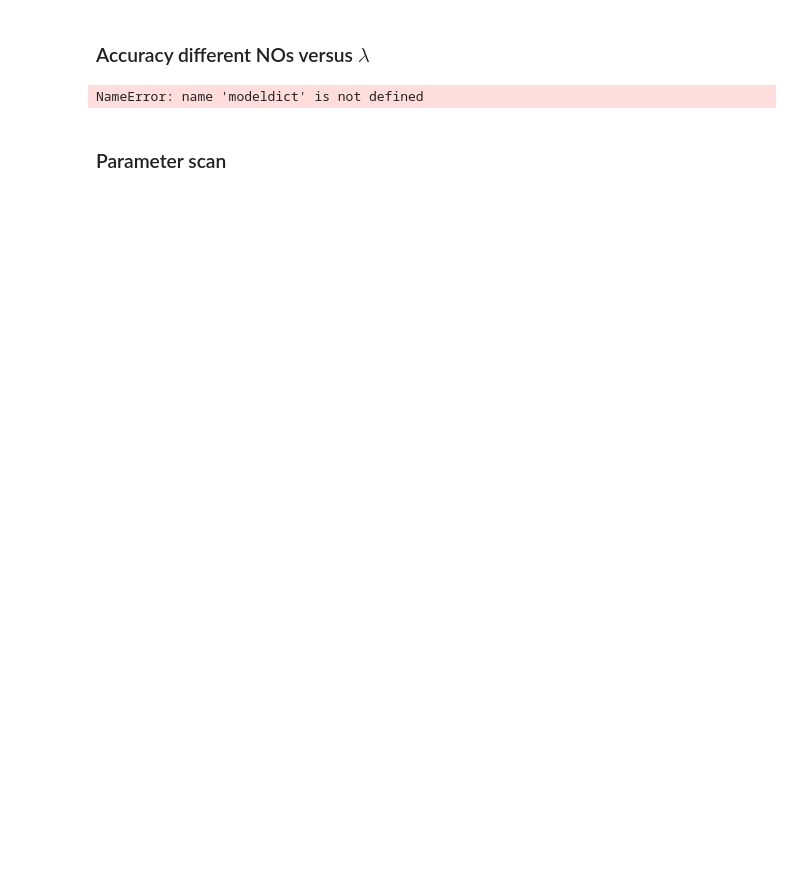
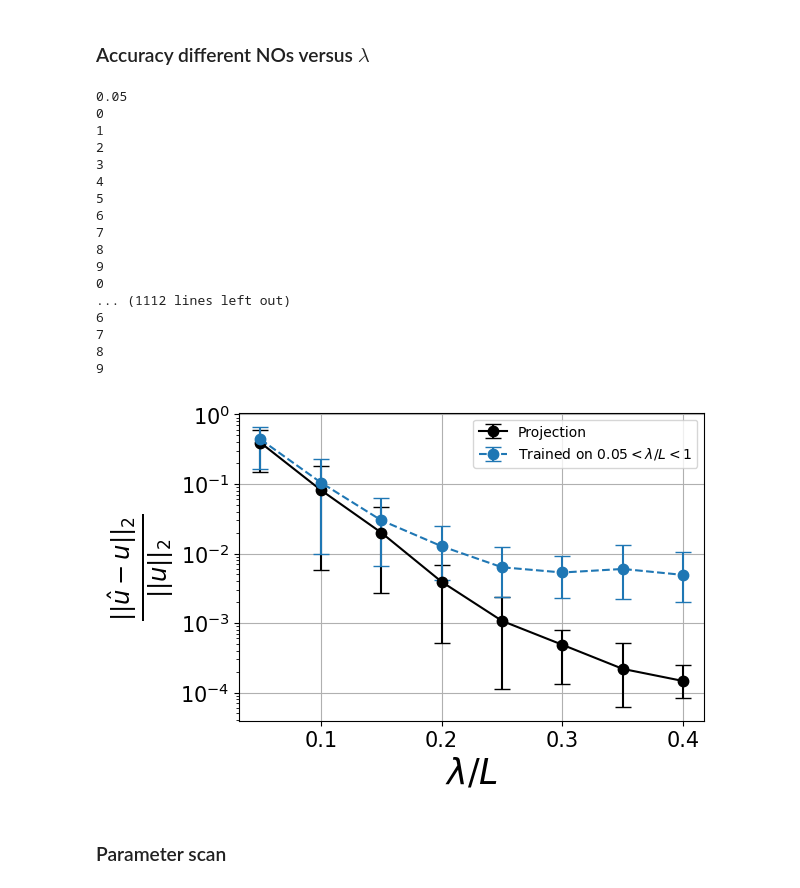
Before and after one commit to JoostHMPrins/ngo, a Jupyter notebook: analysisnotebooks/NGOpredictions.ipynb, the cells around one changed output. Cells and saved outputs as stored; diff of their text form; code cells hidden in the pictures; blank space fills up the shorter version.

```diff
--- a/analysisnotebooks/NGOpredictions.ipynb
+++ b/analysisnotebooks/NGOpredictions.ipynb
@@ -40,9 +43,9 @@ from quadrature import *
 # %% [markdown]
 ### Manufactured solutions test dataset
 # %%
-N_samples = 1000
+N_samples = 10000
 
-dataset = MFSetDarcy(N_samples=N_samples, d=2, l_min=0.1, l_max=0.2)
+dataset = MFSetDarcy(N_samples=N_samples, d=2, l_min=0.5, l_max=1)
 # dataset = MFSetDarcy(N_samples=N_samples, d=2, l_theta_min=0.2, l_theta_max=0.4, l_u_min=0.2/2, l_u_max=0.4/2)
 theta = dataset.theta
 f = dataset.f
@@ -350,25 +138,35 @@ KeyboardInterrupt:
 # %% [markdown]
 ### Accuracy different NOs versus $\lambda$
+# %%
+from NGO import NGO
+
+logdir = '../../../nnlogs'
+map_location = 'cpu'
+
+sublogdir = 'optimizer'
+
+m = loadmodelfromlabel(model=NGO, label='LBFGS_lr1', logdir=logdir, sublogdir=sublogdir, map_location=map_location)
 # %%
 from NGO import NGO
 
 logdir = '../../../nnlogs'
 map_location = 'cpu'
 
-sublogdir = 'modelvsdata'
+sublogdir = 'lambda_train'
 
-model = loadmodelfromlabel(model=NGO, label='model', logdir=logdir, sublogdir=sublogdir, map_location=map_location)
-data = loadmodelfromlabel(model=NGO, label='data', logdir=logdir, sublogdir=sublogdir, map_location=map_location)
-matrixdata = loadmodelfromlabel(model=NGO, label='matrixdata', logdir=logdir, sublogdir=sublogdir, map_location=map_location)
-
-proj = loadmodelfromlabel(model=NGO, label='model', logdir=logdir, sublogdir=sublogdir, map_location=map_location)
+proj = loadmodelfromlabel(model=NGO, label='1', logdir=logdir, sublogdir=sublogdir, map_location=map_location)
 proj.hparams['modeltype'] = 'projection'
 
+l005 = loadmodelfromlabel(model=NGO, label='0.05', logdir=logdir, sublogdir=sublogdir, map_location=map_location)
+l1 = loadmodelfromlabel(model=NGO, label='1', logdir=logdir, sublogdir=sublogdir, map_location=map_location)
+l005to1 = loadmodelfromlabel(model=NGO, label='5e-2to1', logdir=logdir, sublogdir=sublogdir, map_location=map_location)
+l05to1 = loadmodelfromlabel(model=NGO, label='5e-1to1', logdir=logdir, sublogdir=sublogdir, map_location=map_location)
 
 modeldict = {'Projection': proj,
-             'Model NGO': model,
-             'Data NGO': data,
-             'Matrix data NGO': matrixdata}
+             #r'Trained on $\lambda/L=1$': l1,
+             #r'Trained on $\lambda/L=0.05$': l005,
+                r'Trained on $0.05<\lambda/L<1$': l005to1}#
+              #  r'Trained on $0.5<\lambda/L<1$': l05to1}
 # %%
 N_samples = 10
 
@@ -378,7 +176,7 @@ q_high = 1 - q_low
 
 # l = np.array([0.01, 0.02, 0.05, 0.1, 0.2, 0.5, 1])
 # l = np.array([1, 0.9, 0.8, 0.7, 0.6, 0.5])
-l = np.array([0.1,0.15,0.2,0.25,0.3])
+l = np.array([0.05,0.1,0.15,0.2,0.25,0.3, 0.35, 0.4])
 # l = np.array([0.05,0.1,0.2,0.3,0.4,0.5,0.6,0.7,0.8,0.9,1])
 
 # l = np.array([1])
@@ -396,7 +194,7 @@ x = quadrature.xi_Omega
 w = quadrature.w_Omega
 
 linestyles=['-','--','--','--','--','--']
-colors = ['black','C0','C1','C2','C1','C2','C2','C4','C5','C6']
+colors = ['black','C0','C1','C2','C3','C4','C2','C4','C5','C6']
 # markers = ['o','^','o','^','o','^','o']
 
 for i in range(len(l)):
@@ -415,9 +213,7 @@ for i in range(len(l)):
     u_exact = np.array(u_exact)
     m=0
     for model in modeldict:
-        print(str(model))
         u_hat = modeldict[str(model)].simforward(theta, f, etab, etat, gl, gr, x, u)
-
         L22_diff = np.sum(w[None,:]*(u_hat - u_exact)**2, axis=-1)
         L2_diff = L22_diff**(1/2)
         L22_norm = np.sum(w[None,:]*(u_exact)**2, axis=-1)
@@ -427,40 +223,56 @@ for i in range(len(l)):
         q_l = np.quantile(L2_scaled_array, q_low)
         q_h = np.quantile(L2_scaled_array, q_high)
         yerr[m,:,i] = np.array([L2_scaled_avg[m,i] - q_l, -L2_scaled_avg[m,i] + q_h])
-        print(yerr[m,:,i])
         m+=1
 
 fig, ax = plt.subplots(1,1, figsize=(6, 4))
 fig.subplots_adjust(left=None, bottom=None, right=None, top=None, wspace=0.4, hspace=0.4)
 
 plots = []
 # plots.append(ax.axvspan(0.5,1, color='black', alpha=0.1, label='Training data range'))
 m=0
 ax.tick_params(axis='both', labelsize=size_ticklabels)
 ax.set_xlabel(r'$\lambda/L$', fontsize=size_axeslabels)
 # ax.set_ylabel(r'$\frac{||\hat{u}-u||_2}{||u||_2}$', fontsize=size_axeslabels)
 ax.set_ylabel(r'$\frac{||\hat{u}-u||_2}{||u||_2}$', fontsize=size_axeslabels)
 ax.set_yscale('log')
 # ax.set_xlim(0, 1.05)
 # ax.set_ylim(1e-4, 1e4)
 # ax.set_yticks([1e-6, 1e-4, 1e-2, 1e0, 1e2, 1e4])
 # ax.set_yticks([1e-4, 1e-3, 1e-2, 1e-1, 1e0, 1e1])
 ax.grid()
 for model in modeldict:
     # ax.plot(l, L2_scaled_avg[m], color=colors[m], label=str(model), linestyle=linestyles[m], marker='o')
     plots.append(ax.errorbar(l, L2_scaled_avg[m], yerr=yerr[m], fmt=".-", capsize=6, ms=15, label=str(model), color=colors[m], linestyle=linestyles[m]))
         # plt.savefig(str(m)+".svg", bbox_inches='tight')#, transparent=True)
     m+=1
     # plt.legend(fontsize=10, loc='upper right')
     # plt.savefig(str(m)+".svg", bbox_inches='tight')#, transparent=True)
 plt.legend(fontsize=10)
 # legend1 = ax.legend(handles=[plots[0],plots[2],plots[4]],fontsize=10, loc='upper right')
 # plt.gca().add_artist(legend1)
 # plt.legend(handles=[plots[1],plots[3]],fontsize=10, loc='lower left')
-plt.savefig("modelvsdata.svg", bbox_inches='tight')#, transparent=True)
+# plt.savefig("lambda_train.svg", bbox_inches='tight')#, transparent=True)
 
 plt.show()
 # %% [output]
-NameError: name 'modeldict' is not defined
+0.05
+0
+1
+2
+3
+4
+5
+6
+7
+8
+9
+0
+... (1112 lines left out)
+6
+7
+8
+9
+[figure, added]
 # %% [markdown]
 ### Parameter scan
```
Also changed, not shown: parts of 19 cells of this notebook, 5 other files.
